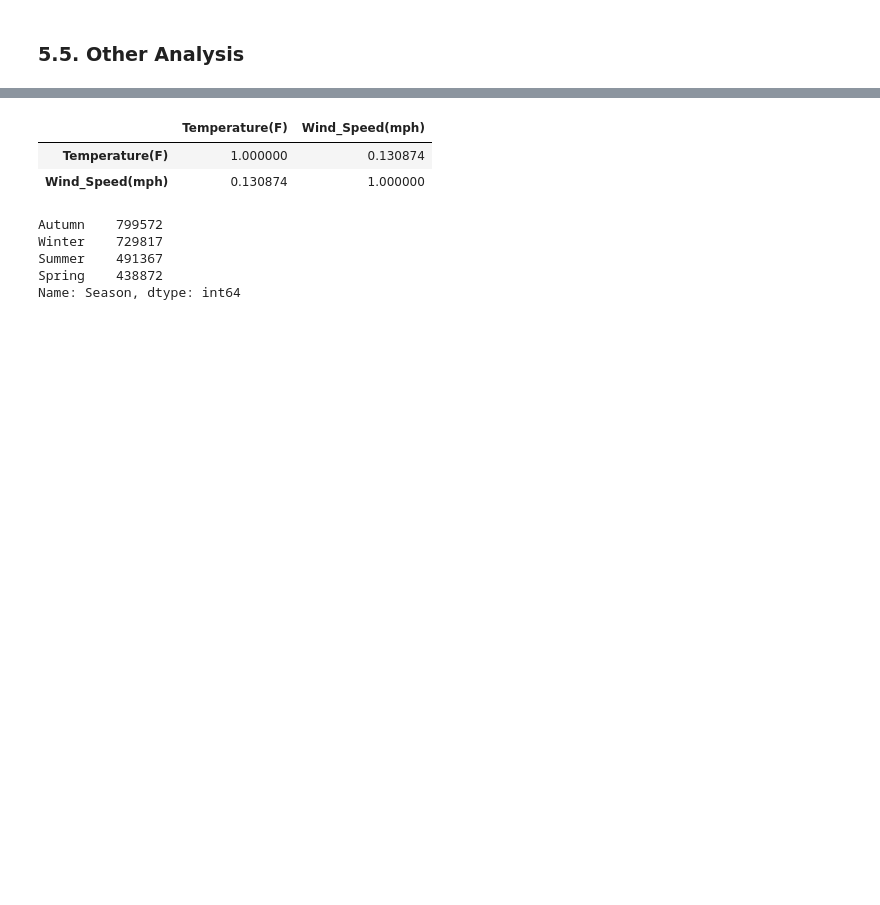
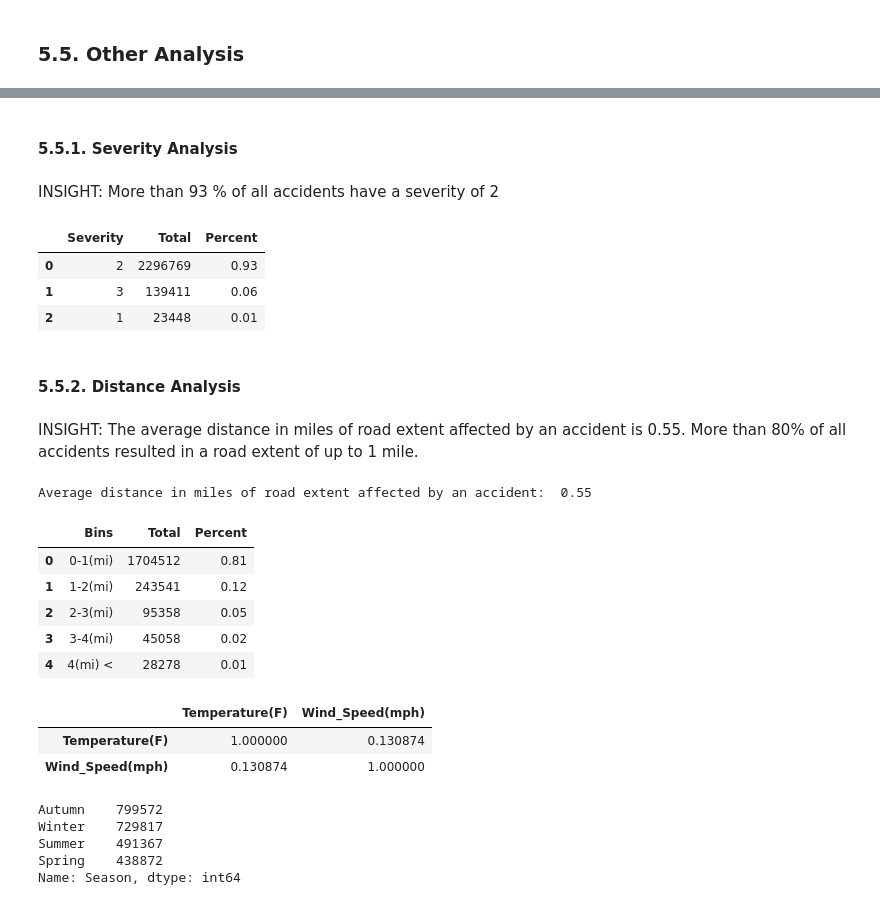
Before and after one commit to lyubol/Exploratory-Data-Analysis, a Jupyter notebook: EDA - US Accidents/US Accidents-checkpoint.ipynb, the cells around one changed output, grey strips where cells are left out. Drawn from its saved outputs; the diff is of its cells as text; code cells hidden in the pictures; blank space fills up the shorter version.

```diff
--- a/EDA - US Accidents/US Accidents-checkpoint.ipynb
+++ b/EDA - US Accidents/US Accidents-checkpoint.ipynb
@@ -871,3 +900,59 @@ df["Distance(mi)"].round(2).mean()
+# %% [markdown]
+#### 5.5.1. Severity Analysis
+# %% [markdown]
+INSIGHT: More than 93 % of all accidents have a severity of 2
+# %%
+# Calculate total accidents by severity
+df_accidents_severity = (
+    df["Severity"]
+    .value_counts()
+    .reset_index()
+    .rename(columns={"index":"Severity", "Severity":"Total"})
+)
+
+df_accidents_severity["Percent"] = (
+    round(
+        df_accidents_severity["Total"] / df_accidents_severity["Total"].sum(),
+    2)
+)
+
+df_accidents_severity
+# %% [output]
+|  | Severity | Total | Percent |
+| 0 | 2 | 2296769 | 0.93 |
+| 1 | 3 | 139411 | 0.06 |
+| 2 | 1 | 23448 | 0.01 |
+# %% [markdown]
+#### 5.5.2. Distance Analysis
+# %% [markdown]
+INSIGHT: The average distance in miles of road extent affected by an accident is 0.55. More than 80% of all accidents resulted in a road extent of up to 1 mile.
+# %%
+# Distance(mi) - The length of the road extent affected by the accident.
+print("Average distance in miles of road extent affected by an accident: ", round(df["Distance(mi)"].mean(),2))
+
+# Split the 'Distance(mi)' column into several bins and calculate total number of accidents by bin and percent of total
+df_distance_bins = (
+    pd.cut(
+        df["Distance(mi)"],
+        bins=[0,1,2,3,4,100],
+        labels=["0-1(mi)", "1-2(mi)", "2-3(mi)", "3-4(mi)", "4(mi) <"]
+    )
+    .value_counts()
+    .reset_index()
+    .rename(columns={"index":"Bins", "Distance(mi)":"Total"})
+)
+
+df_distance_bins["Percent"] = round(df_distance_bins["Total"] / df_distance_bins["Total"].sum(), 2)
+
+df_distance_bins.head()
+# %% [output]
+Average distance in miles of road extent affected by an accident:  0.55
+|  | Bins | Total | Percent |
+| 0 | 0-1(mi) | 1704512 | 0.81 |
+| 1 | 1-2(mi) | 243541 | 0.12 |
+| 2 | 2-3(mi) | 95358 | 0.05 |
+| 3 | 3-4(mi) | 45058 | 0.02 |
+| 4 | 4(mi) < | 28278 | 0.01 |
 # %%
 # TO BE CONTINUNED...
 # %%
```
Also changed, not shown: parts of 5 cells of this notebook.
